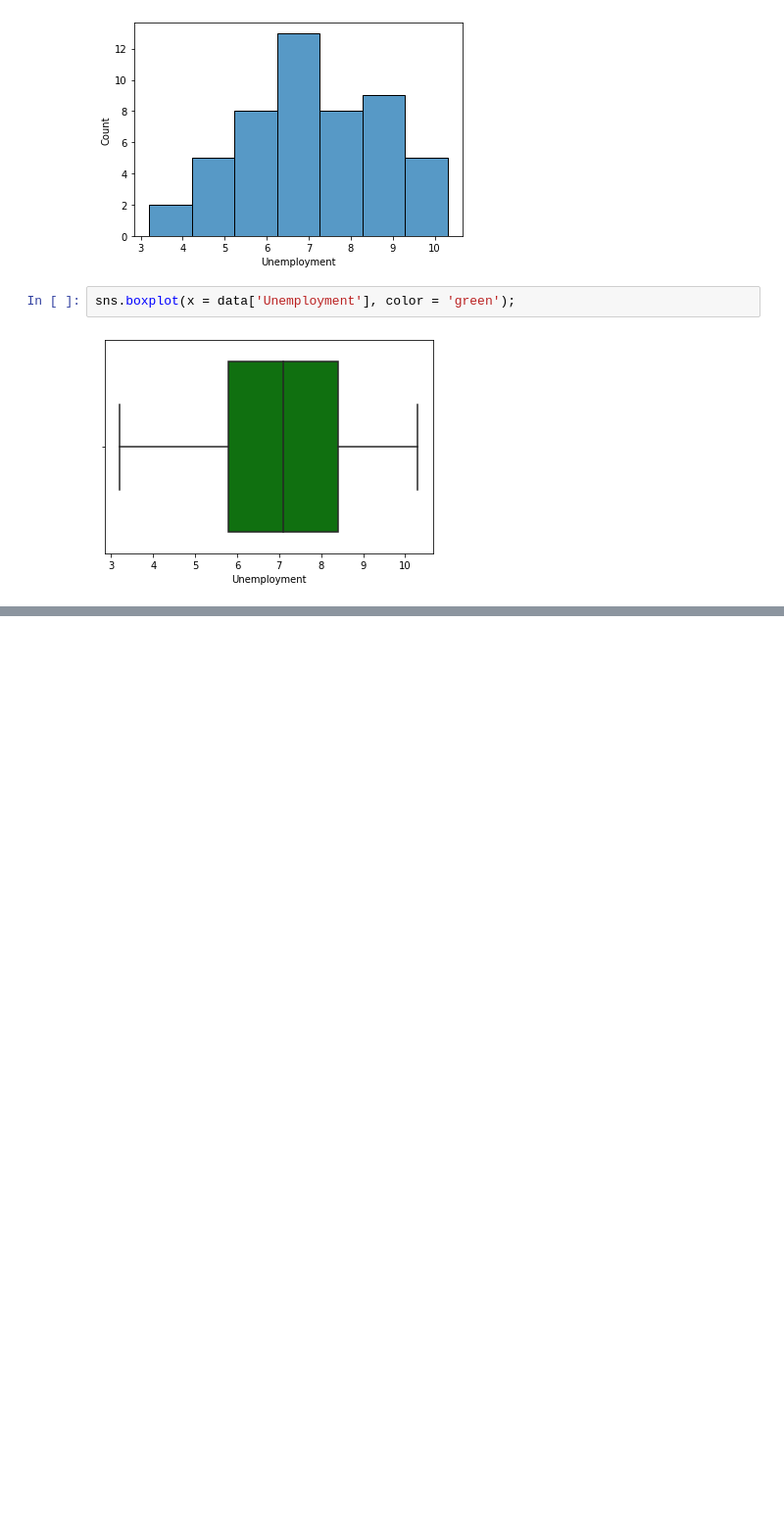
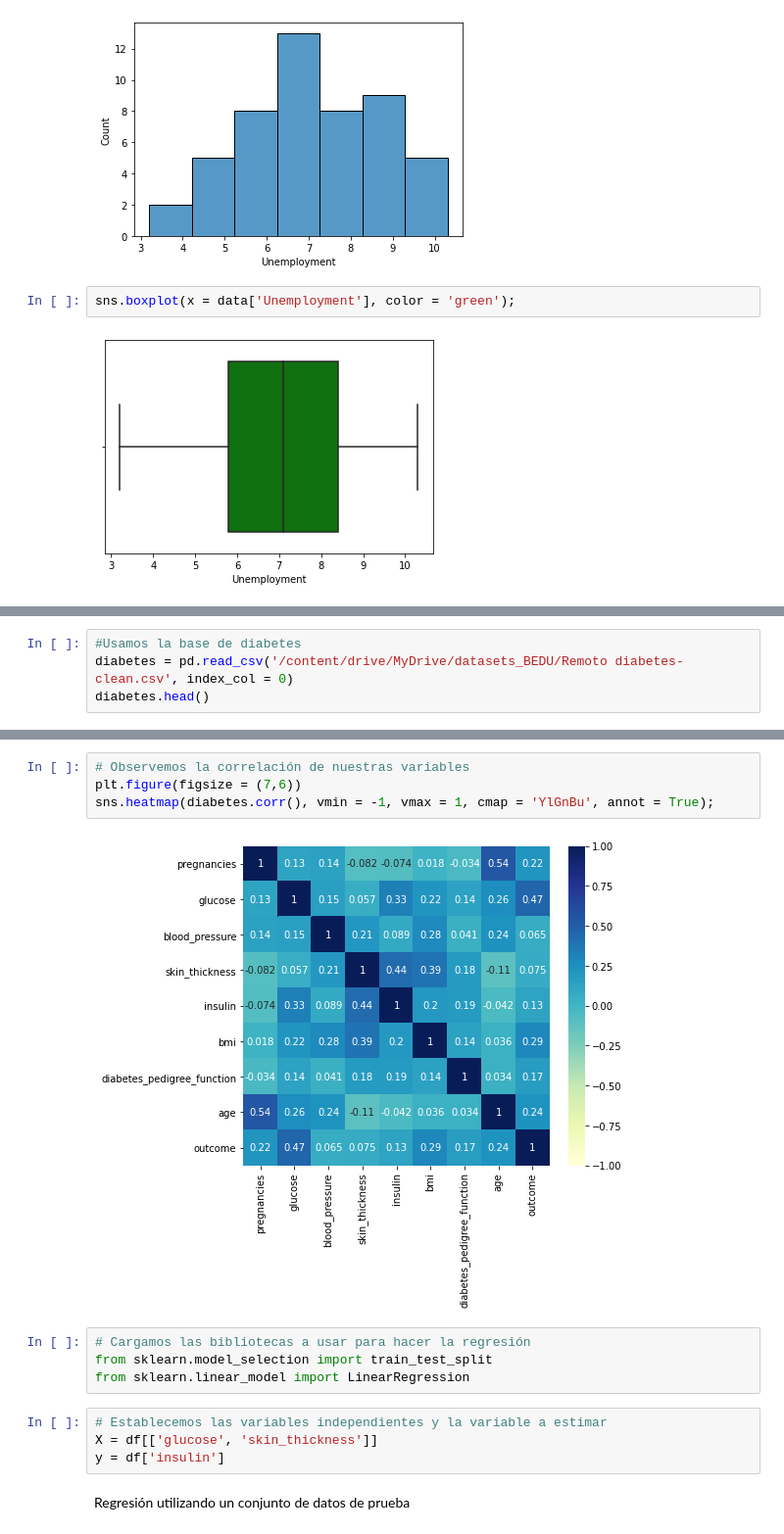
Before and after one commit to LIZZETHGOMEZ/BEDU-Santander, a Jupyter notebook: Analisis de Datos con Python/Sesion_5.ipynb, the cells around one changed output, grey strips where cells are left out. Shown: that part at 98% size. Drawn from its saved outputs; the diff is of its cells as text; blank space fills up the shorter version.

```diff
--- a/Analisis de Datos con Python/Sesion_5.ipynb
+++ b/Analisis de Datos con Python/Sesion_5.ipynb
@@ -159,0 +186,4 @@ print(medias_serie.kurtosis())
+# %%
+#Usamos la base de diabetes
+diabetes = pd.read_csv('/content/drive/MyDrive/datasets_BEDU/Remoto diabetes-clean.csv', index_col = 0)
+diabetes.head()
@@ -159,0 +197,16 @@ print(medias_serie.kurtosis())
+# %%
+# Observemos la correlación de nuestras variables
+plt.figure(figsize = (7,6))
+sns.heatmap(diabetes.corr(), vmin = -1, vmax = 1, cmap = 'YlGnBu', annot = True);
+# %% [output]
+[figure, added]
+# %%
+# Cargamos las bibliotecas a usar para hacer la regresión
+from sklearn.model_selection import train_test_split
+from sklearn.linear_model import LinearRegression
+# %%
+# Establecemos las variables independientes y la variable a estimar
+X = df[['glucose', 'skin_thickness']]
+y = df['insulin']
+# %% [markdown]
+ Regresión utilizando un conjunto de datos de prueba
```
Also changed, not shown: parts of 19 cells of this notebook.
